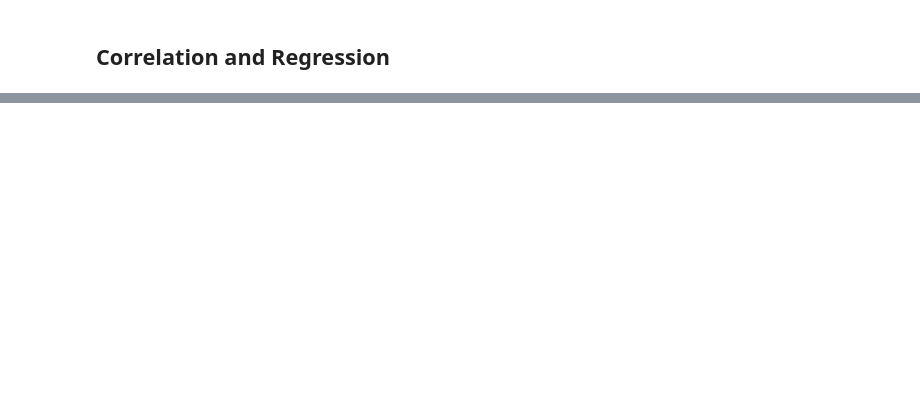
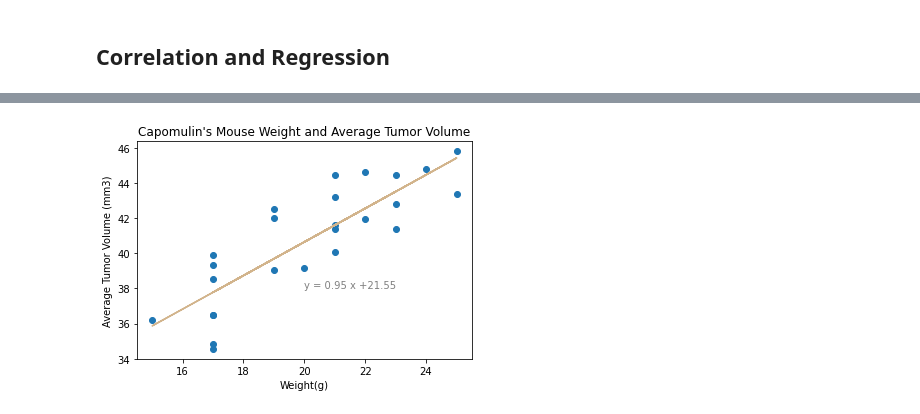
Before and after one commit to Amelchristy/Matplotlib, a Jupyter notebook: Pymaceuticals/Pymaceuticals.ipynb, the cells around one changed output, grey strips where cells are left out. Cells and saved outputs as stored; diff of their text form; code cells hidden in the pictures; blank space fills up the shorter version.

```diff
--- a/Pymaceuticals/Pymaceuticals.ipynb
+++ b/Pymaceuticals/Pymaceuticals.ipynb
@@ -296,0 +306,6 @@ plt.show()
+# %%
+intercept = 21.552160532685015
+slope = 0.9544396890241045
+
+Regression = AvgVolume['Weight (g)'] * slope + intercept
+Regression.head()
@@ -296,0 +320,11 @@ plt.show()
+# %%
+LineEquation = "y = " + str(round(slope,2)) + " x +" + str(round(intercept,2))
+plt.scatter(AvgVolume['Weight (g)'],AvgVolume['Tumor Volume (mm3)'])
+plt.plot(AvgVolume['Weight (g)'],Regression, "-r", color='tan')
+plt.annotate(LineEquation,(20,38), color='gray', fontsize=10)
+plt.xlabel('Weight(g)')
+plt.ylabel('Average Tumor Volume (mm3)')
+plt.title("Capomulin's Mouse Weight and Average Tumor Volume")
+plt.show()
+# %% [output]
+[figure, added]
```
Also changed, not shown: parts of 4 cells of this notebook.
